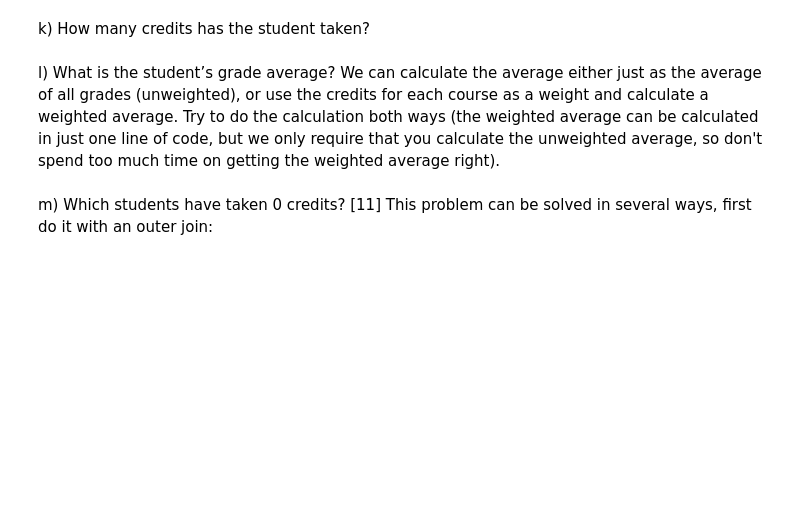
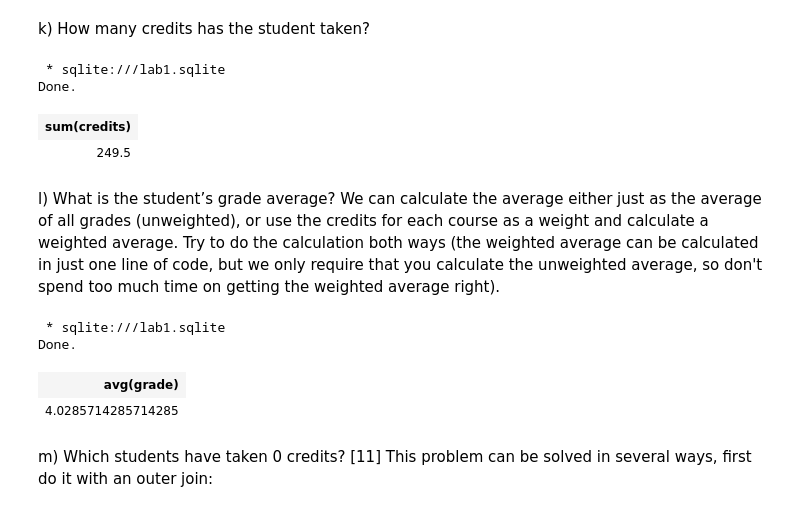
Before and after one commit to MarcusBegic/databas, a Jupyter notebook: lab1/lab1.ipynb, the cells around one changed output. Drawn from its saved outputs; the diff is of its cells as text; code cells hidden in the pictures; blank space fills up the shorter version.

```diff
--- a/lab1/lab1.ipynb
+++ b/lab1/lab1.ipynb
@@ -469,6 +523,13 @@ j) What are the names of these courses, and how many credits
 k) How many credits has the student taken?
 # %%
 %%sql
+select sum(credits)
+from fredde_courses
+# %% [output]
+ * sqlite:///lab1.sqlite
+Done.
+| sum(credits) |
+| 249.5 |
 # %% [markdown]
 l) What is the student’s grade average? We can calculate the
    average either just as the average of all grades
@@ -480,6 +541,13 @@ l) What is the student’s grade average? We can calculate the
    too much time on getting the weighted average right).
 # %%
 %%sql
+select avg(grade)
+from fredde_courses
+# %% [output]
+ * sqlite:///lab1.sqlite
+Done.
+| avg(grade) |
+| 4.0285714285714285 |
 # %% [markdown]
 m) Which students have taken 0 credits? [11] This problem
    can be solved in several ways, first do it with an outer
```
Also changed, not shown: parts of 8 cells of this notebook, 1 other file.
